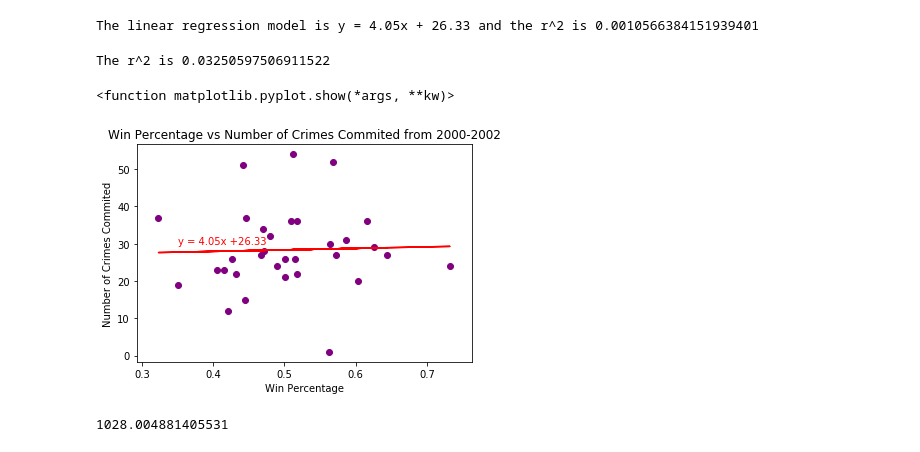
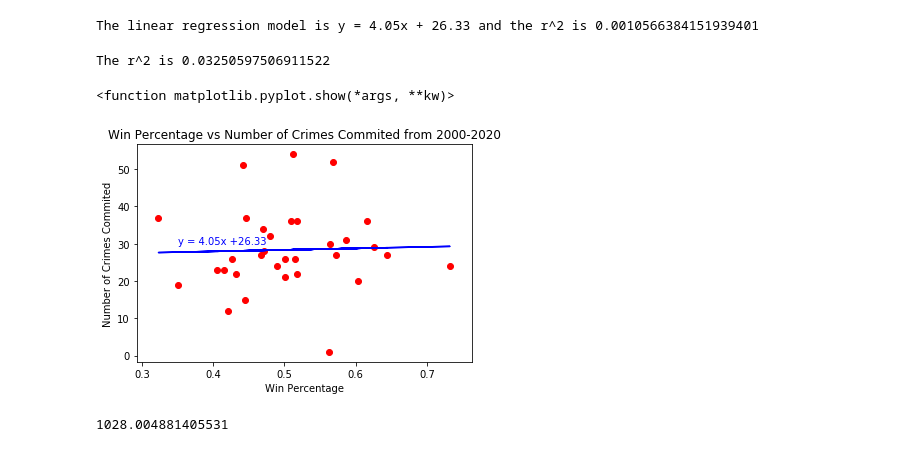
Before and after one commit to alecslaney/project2, a Jupyter notebook: Team Wins Csv and Scatter n stuff/Scatter and Banana.ipynb, the cells around one changed output. Cells and saved outputs as stored; diff of their text form; code cells hidden in the pictures.

```diff
--- a/Team Wins Csv and Scatter n stuff/Scatter and Banana.ipynb
+++ b/Team Wins Csv and Scatter n stuff/Scatter and Banana.ipynb
@@ -144,22 +144,22 @@ def regression(df, title_name, y_label, x_label, xy):
     (slope, intercept, rvalue, pvalue, stderr) = linregress(x_values, y_values)
     regress_values = x_values * slope + intercept
     line_eq = "y = " + str(round(slope,2)) + "x +" + str(round(intercept,2))
-    plt.scatter(x_values,y_values, label='Teams', marker='o', c='purple')
-    plt.plot(x_values,regress_values,"r-")
+    plt.scatter(x_values,y_values, label='Teams', marker='o', c='red')
+    plt.plot(x_values,regress_values,"blue")
     plt.xlabel(x_label)
     plt.ylabel(y_label)
-    plt.annotate(line_eq,xy,color="red")
+    plt.annotate(line_eq,xy,color="blue")
     plt.title(title_name)
 
     print(f"The r^2 is {rvalue}")
     plt.savefig("output/CrimeVwins")
 # %%
-regression(merged_data, 'Win Percentage vs Number of Crimes Commited from 2000-2002', 'Number of Crimes Commited', 'Win Percentage', (.35,30))
+regression(merged_data, 'Win Percentage vs Number of Crimes Commited from 2000-2020', 'Number of Crimes Commited', 'Win Percentage', (.35,30))
 plt.show
 # %% [output]
 The r^2 is 0.03250597506911522
 <function matplotlib.pyplot.show(*args, **kw)>
-[figure, old version]
+[figure, new version]
 # %%
 critical_value = st.chi2.ppf(q = 0.95, df = 955)
 critical_value
```
Also changed, not shown: 5 other files.
